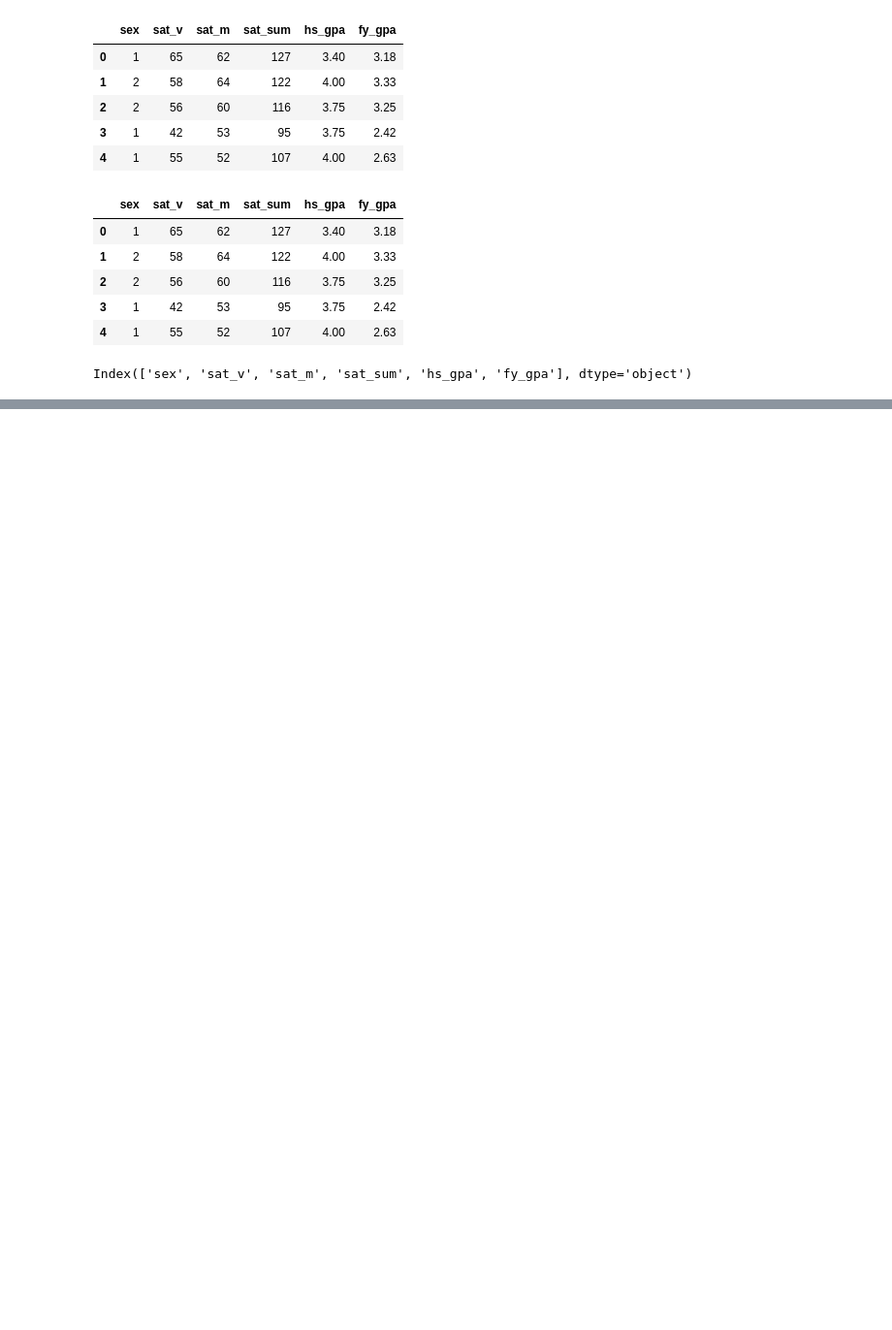
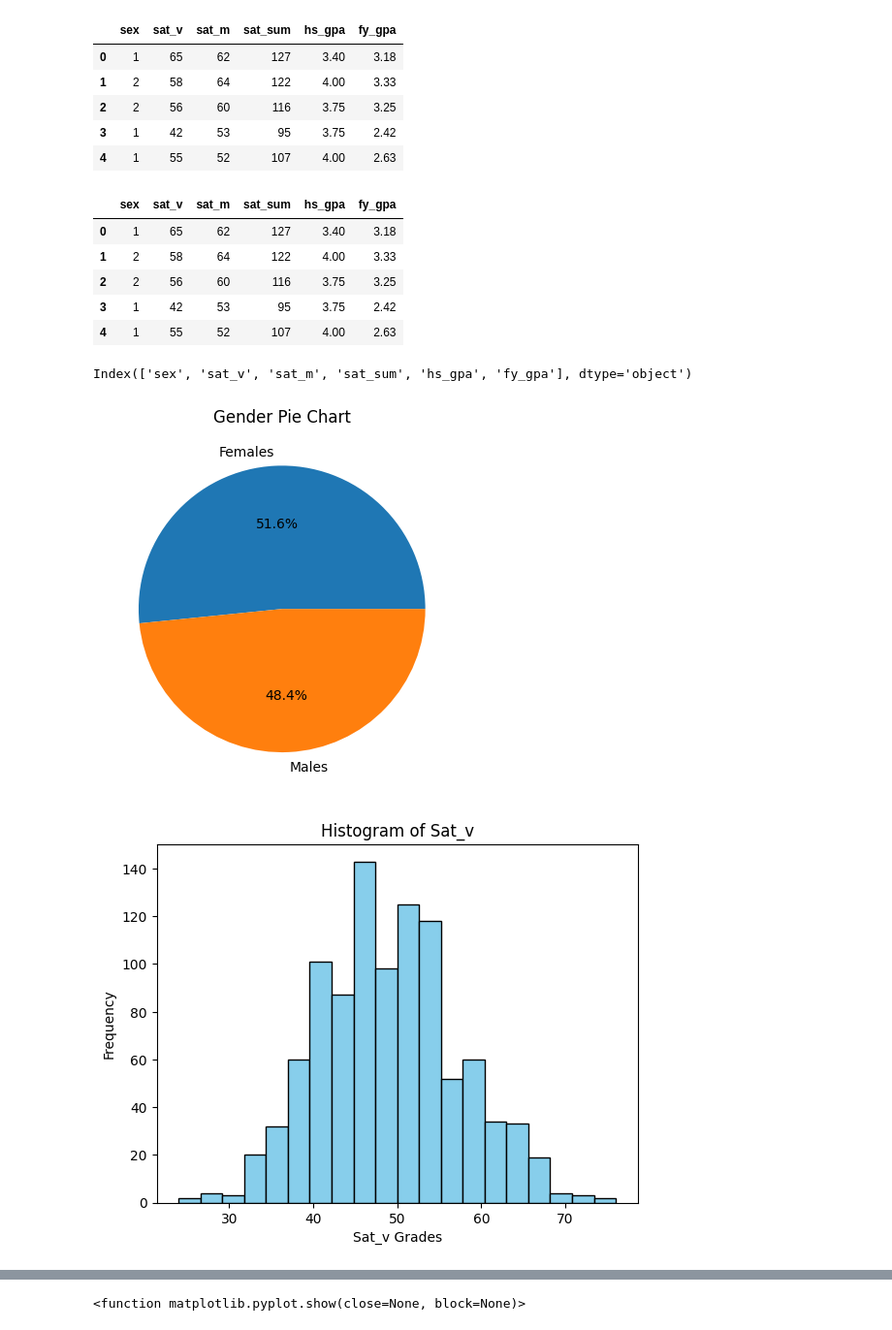
Before and after one commit to sir3bdo/data_science_peoject, a Jupyter notebook: data.ipynb, the cells around one changed output, grey strips where cells are left out. Shown at 97% size. Cells and saved outputs as stored; diff of their text form; code cells hidden in the pictures; blank space fills up the shorter version.

```diff
--- a/data.ipynb
+++ b/data.ipynb
@@ -35,3 +36,41 @@ df.head()
 df.columns
 # %% [output]
 Index(['sex', 'sat_v', 'sat_m', 'sat_sum', 'hs_gpa', 'fy_gpa'], dtype='object')
+# %%
+#Data Visualization
+#Plotting Data individually
+
+Gender = df['sex'].value_counts()
+plt.pie(Gender, labels=['Females', 'Males'], autopct='%.1f%%')
+plt.title('Gender Pie Chart')
+plt.show()
+
+Sat_V=df['sat_v']
+plt.hist(Sat_V, bins=20, color='skyblue', edgecolor='black')
+plt.xlabel('Sat_v Grades')
+plt.ylabel('Frequency')
+plt.title('Histogram of Sat_v')
+plt.show()
+
+Sat_m=df['sat_m']
+plt.hist(Sat_m, bins=20, color='skyblue', edgecolor='black')
+plt.xlabel('Sat_m Grades')
+plt.ylabel('Frequency')
+plt.title('Histogram of Sat_m')
+plt.show()
+
+Sat_sum=df['sat_sum']
+plt.hist(Sat_sum, bins=20, color='skyblue', edgecolor='black')
+plt.xlabel('Sat_sum Grades')
+plt.ylabel('Frequency')
+plt.title('Histogram of Sat_sum')
+plt.show()
+
+High_School_GPA=df['hs_gpa']
+First_Year_GPA=df['fy_gpa']
+data = [High_School_GPA,First_Year_GPA]
+sns.boxplot(data)
+plt.show
+# %% [output]
+[figure, added]
+[figure, added]
@@ -37,0 +79 @@ Index(['sex', 'sat_v', 'sat_m', 'sat_sum', 'hs_gpa', 'fy_gpa'], dtype='object')
+<function matplotlib.pyplot.show(close=None, block=None)>
```
Also changed, not shown: parts of 6 cells of this notebook.
